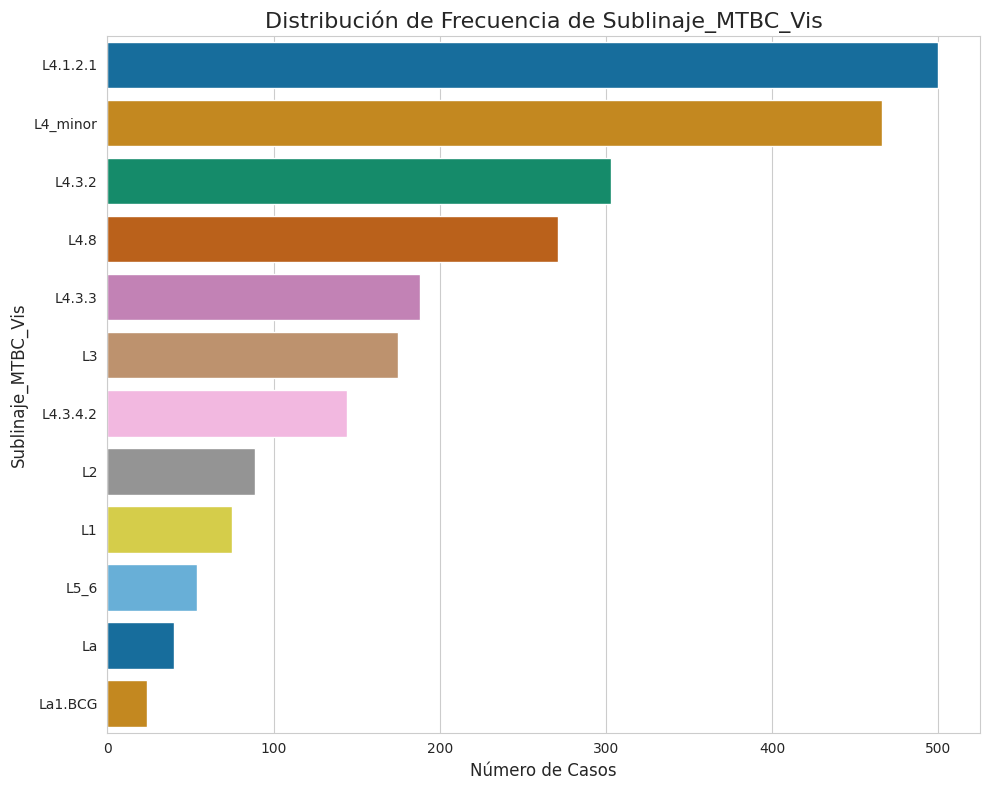
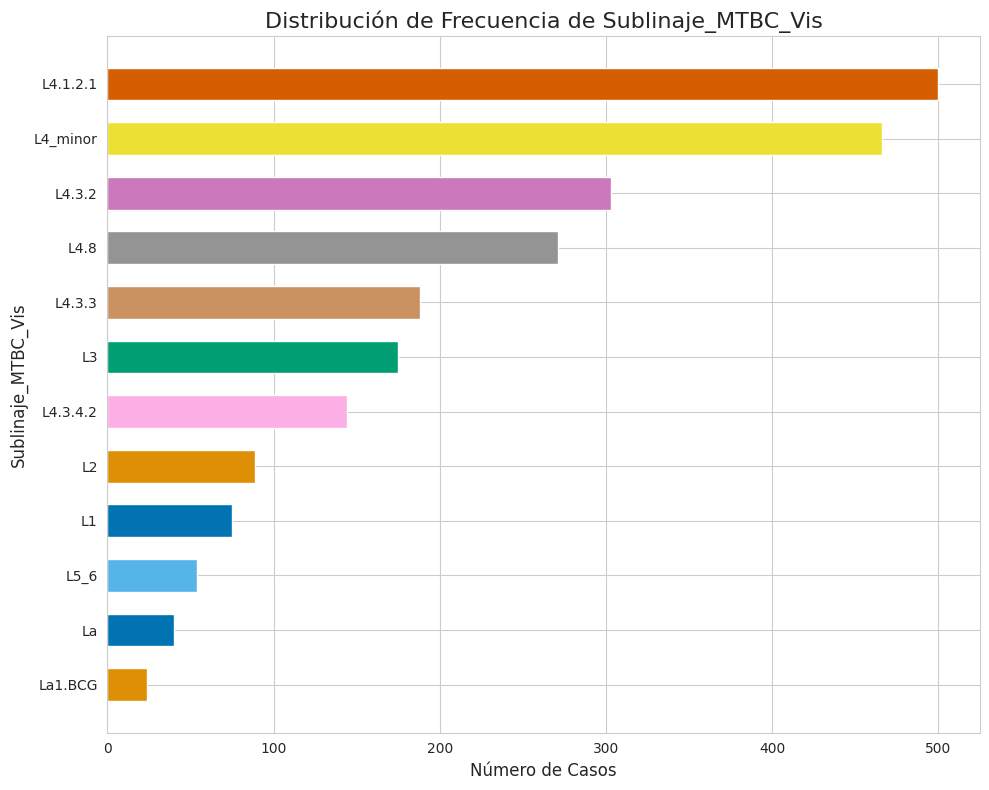
Unified diff of the notebook cell whose output changed from the first chart to the second:
--- before
+++ after
@@ -9,5 +9,14 @@
 # Crear el gráfico de barras horizontal
 fig, ax = plt.subplots(figsize=(10, 8))
-sns.barplot(x=sublinaje_counts.values, y=sublinaje_counts.index, ax=ax, palette='colorblind', hue=sublinaje_counts.index, legend=False)
+
+# Obtener los colores correspondientes del mapeo consistente
+# Asegurar que el orden de los colores coincide con el orden de sublinaje_counts
+colors_for_bars = [sublinaje_color_map[sub] for sub in sublinaje_counts.index]
+
+# Usar ax.barh para tener control directo sobre el ancho de las barras (altura para barras horizontales)
+ax.barh(y=sublinaje_counts.index, width=sublinaje_counts.values, height=0.6, color=colors_for_bars) # 'height' controla el ancho de las barras horizontales
+
+# Invertir el eje Y para que la sublínea más frecuente esté en la parte superior
+ax.invert_yaxis()
 
 # Añadir título y etiquetas

Commit: Creado con Colab